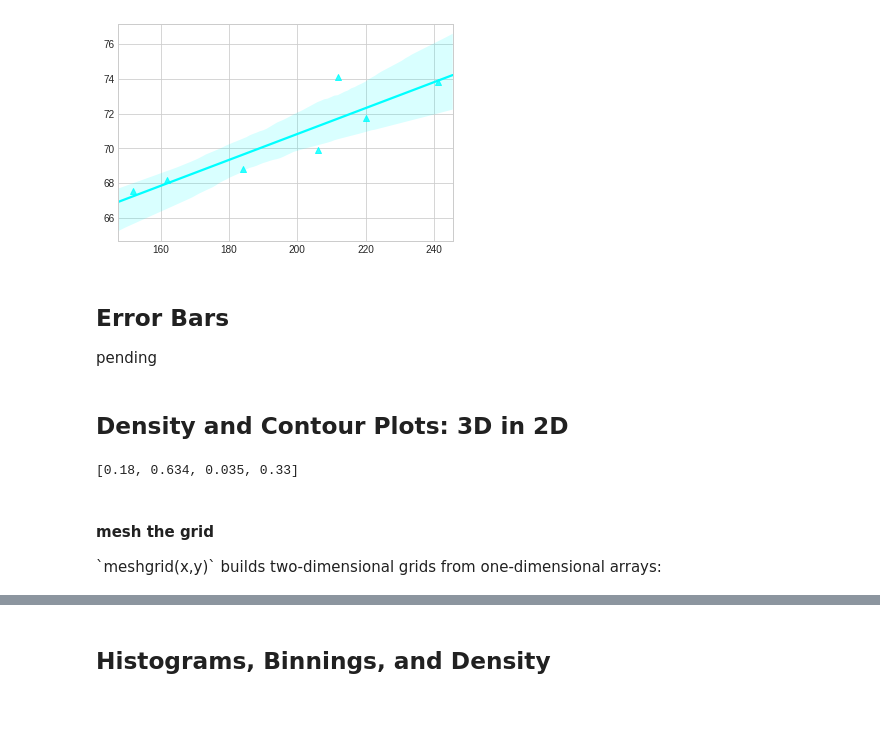
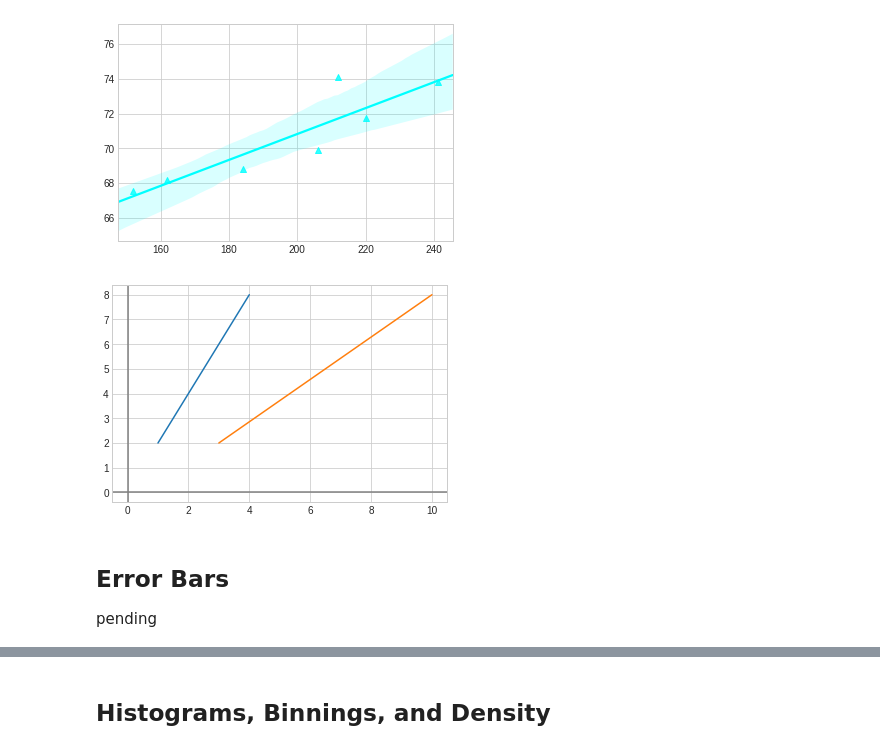
Before and after one commit to chezydan/pytopics, a Jupyter notebook: Visuals.ipynb, the cells around one changed output, grey strips where cells are left out. Cells and saved outputs as stored; diff of their text form; code cells hidden in the pictures; blank space fills up the shorter version.

Commit message:
scraps, strings, visuals, eq

```diff
--- a/Visuals.ipynb
+++ b/Visuals.ipynb
@@ -280,19 +280,23 @@ predicted values for h
 152.00  67.24
 184.00  69.63
 [figure]
+# %%
+
+l1=[(1,2),(4,8)]
+l2=[(3,2),(10,8)]
+L=[l1,l2]
+# %%
+def plt_2_pt_line(L):
+    ''' L is a list of two tuple lists, points of a line like [(1,2),(3,4)] '''
+    fig=plt.figure()
+    ax=plt.axes()
+    ax.axhline(color='gray')
+    ax.axvline(color='gray')
+    for points in L:
+        plt.plot( [points[0][0], points[1][0]  ] , [  points[0][1], points[1][1] ] )
+# %%
+plt_2_pt_line(L)
+# %% [output]
+[figure, added]
 # %% [markdown]
 <h2>Error Bars </h2> pending
-# %% [markdown]
-<h2>Density and Contour Plots: 3D in 2D </h2>
-# %%
-#a 3D function:
-def f(x, y):
-    return np.sin(x)**10 + np.cos(10 + y*x) * np.cos(x)
-xy=[(1,1),(1,2),(2,1),(2,2)]
-Z= [np.round(f(x,y),3) for (x,y) in  xy]
-print(Z)
-# %% [output]
-[0.18, 0.634, 0.035, 0.33]
-# %% [markdown]
-<h4> mesh the grid </h4> `meshgrid(x,y)`
-builds two-dimensional grids from one-dimensional arrays:
```
Also changed, not shown: parts of 25 cells of this notebook, 7 other files.
